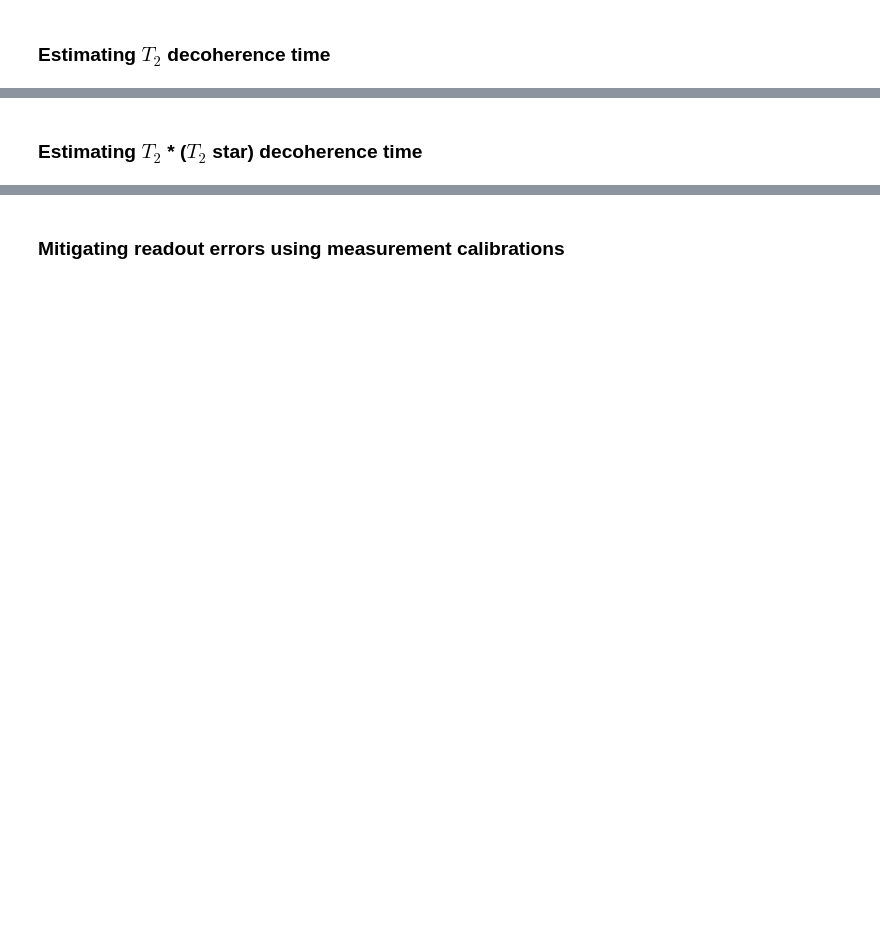
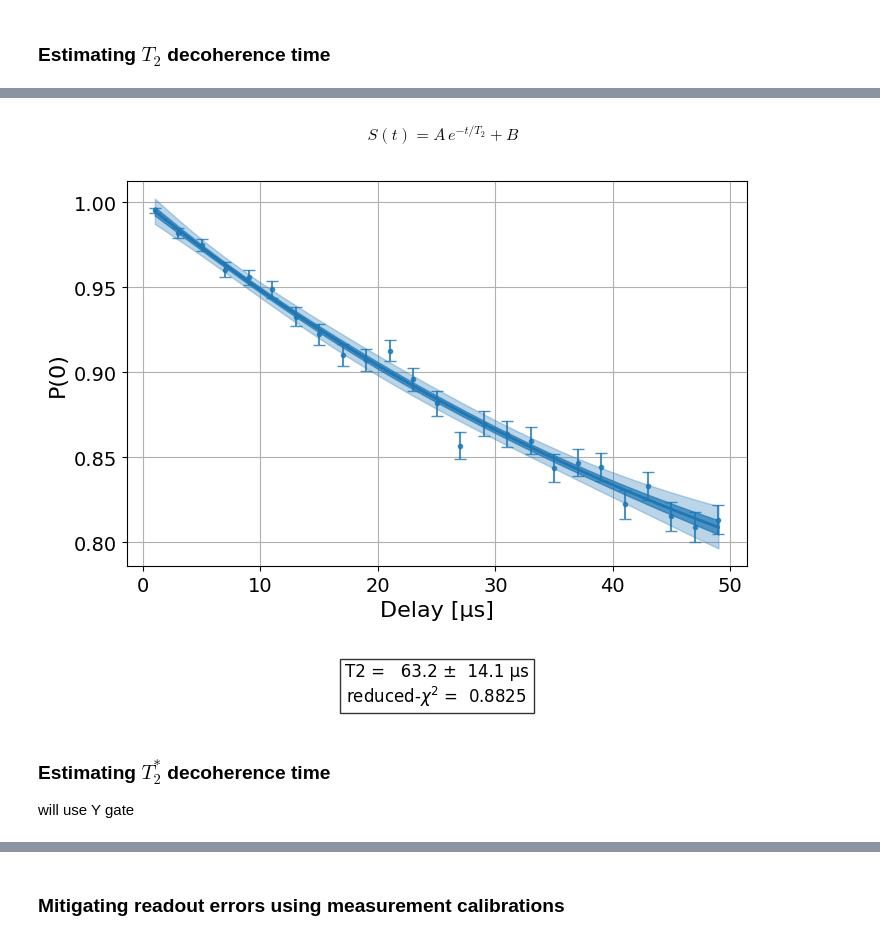
Before and after one commit to dipankardas011/Quantum-Coding, a Jupyter notebook: error-mitigation.ipynb, the cells around one changed output, grey strips where cells are left out. Drawn from its saved outputs; the diff is of its cells as text; code cells hidden in the pictures; blank space fills up the shorter version.

```diff
--- a/error-mitigation.ipynb
+++ b/error-mitigation.ipynb
@@ -134,2 +205,18 @@ vis.plot_histogram(res)
+# %% [markdown]
+
+$$
+S(t) = A \, e^{-t/T_2} + B
+$$
+# %%
+exp_with_p0 = T2Hahn(physical_qubits=(qubit,), delays=delays, num_echoes=number_of_echoes)
+exp_with_p0.analysis.set_options(p0={"amp": 0.5, "tau": estimated_t2hahn, "base": 0.5})
+expdata_with_p0 = exp_with_p0.run(backend=backend, shots=2000, seed_simulator=101)
+expdata_with_p0.block_for_results()
+
+# Display fit figure
+display(expdata_with_p0.figure(0))
+# %% [output]
+[figure, added]
 # %% [markdown]
-### Estimating $T_2$ * ($T_2$ star) decoherence time
+### Estimating $T_2^*$ decoherence time
+will use Y gate
```
Also changed, not shown: parts of 30 cells of this notebook.
